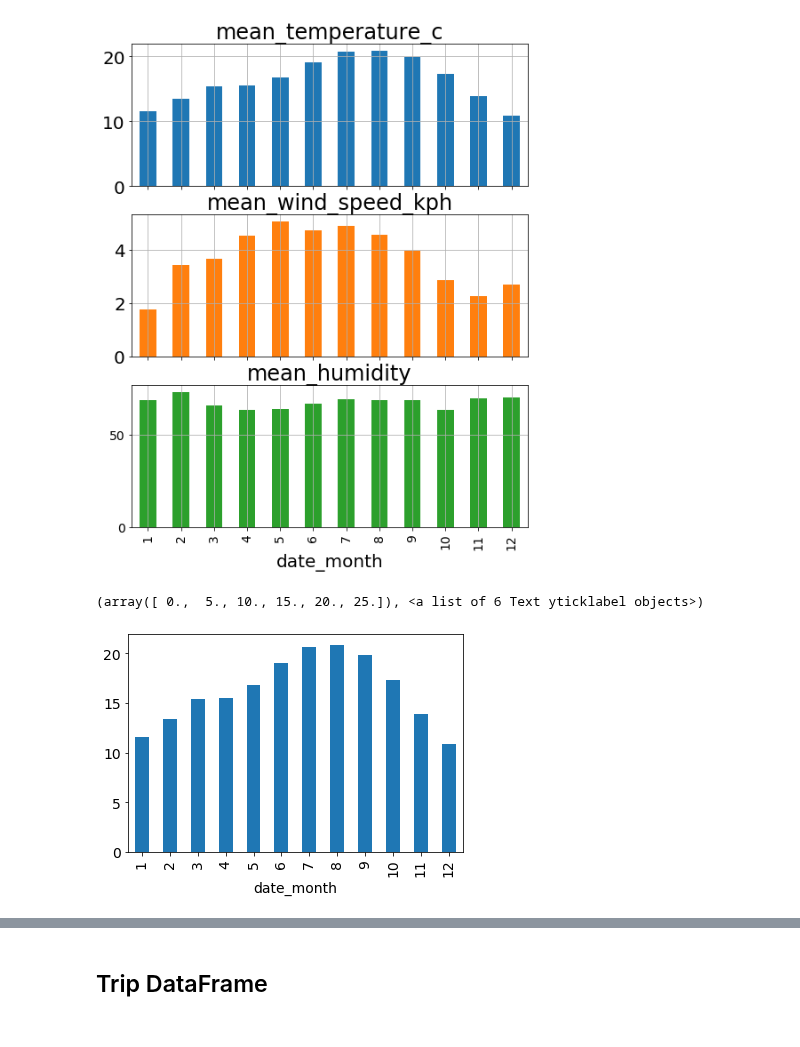
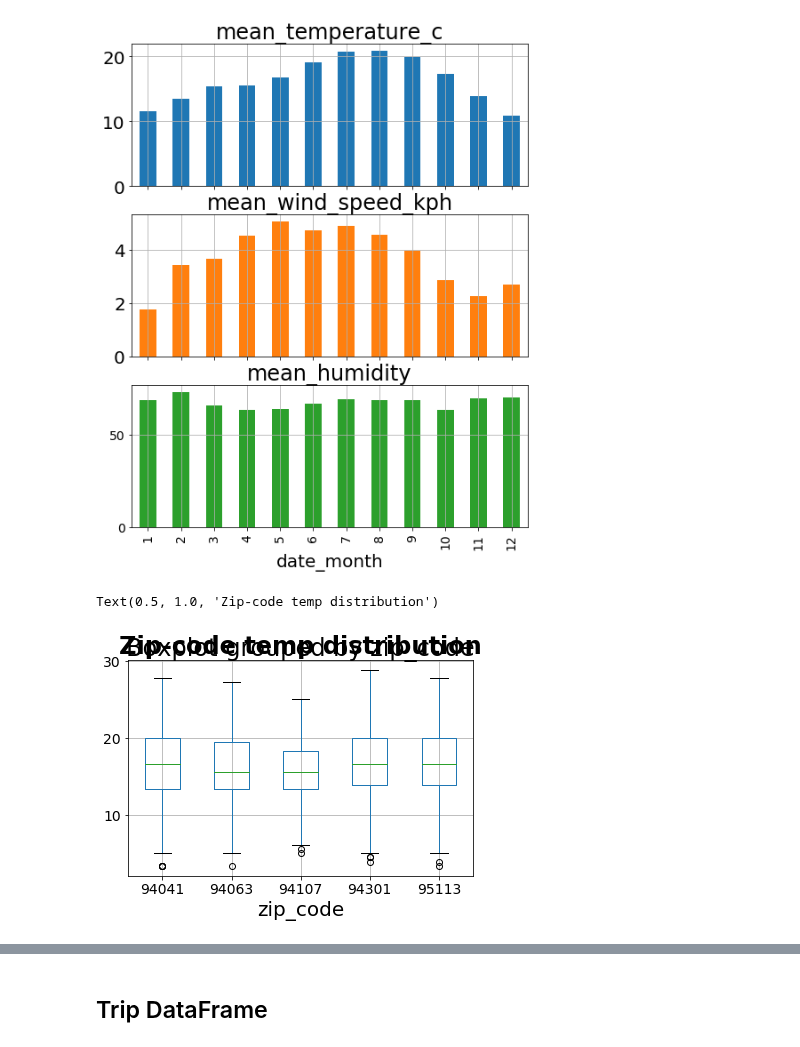
Before and after one commit to orbenishay/pandas-project, a Jupyter notebook: Bicycle_10.ipynb, the cells around one changed output, grey strips where cells are left out. Cells and saved outputs as stored; diff of their text form; code cells hidden in the pictures.

```diff
--- a/Bicycle_10.ipynb
+++ b/Bicycle_10.ipynb
@@ -101,9 +101,10 @@ plt.yticks(fontsize=14)
 [figure]
 [figure]
 # %%
-df_weather.groupby('date_month')['mean_temperature_c'].mean().plot.bar()
+df_weather.groupby(['zip_code','date']).agg({'mean_temperature_c':'mean'}).boxplot(by='zip_code', column='mean_temperature_c', figsize=(6,4))
 plt.xticks(fontsize=14)
 plt.yticks(fontsize=14)
+plt.title('Zip-code temp distribution', fontsize=24, weight='bold')
 # %% [output]
-(array([ 0.,  5., 10., 15., 20., 25.]), <a list of 6 Text yticklabel objects>)
+Text(0.5, 1.0, 'Zip-code temp distribution')
-[figure, old version]
+[figure, new version]
```
Also changed, not shown: parts of 4 cells of this notebook.
